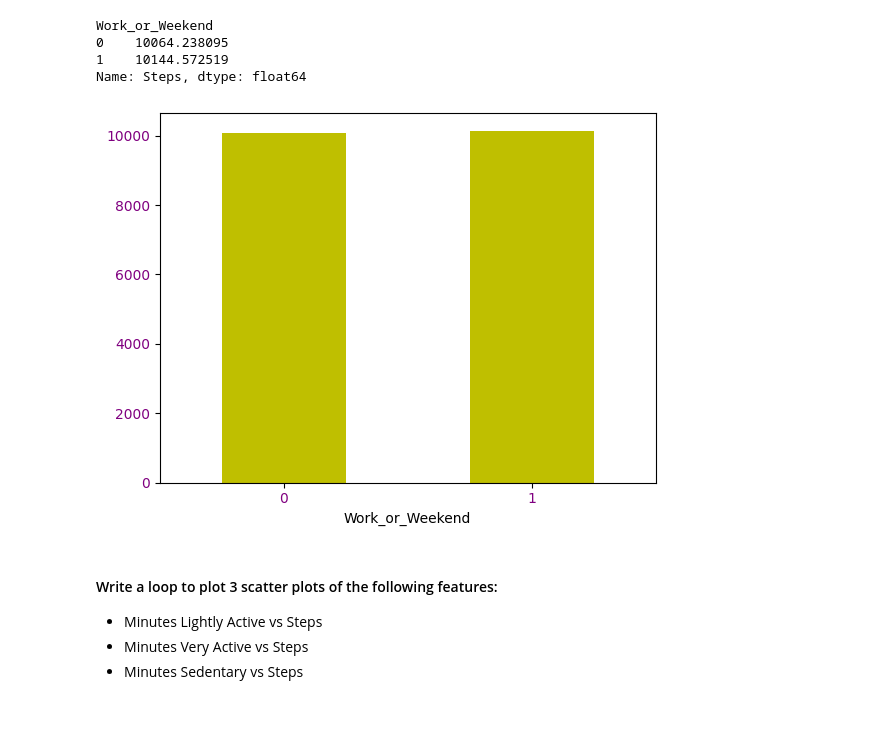
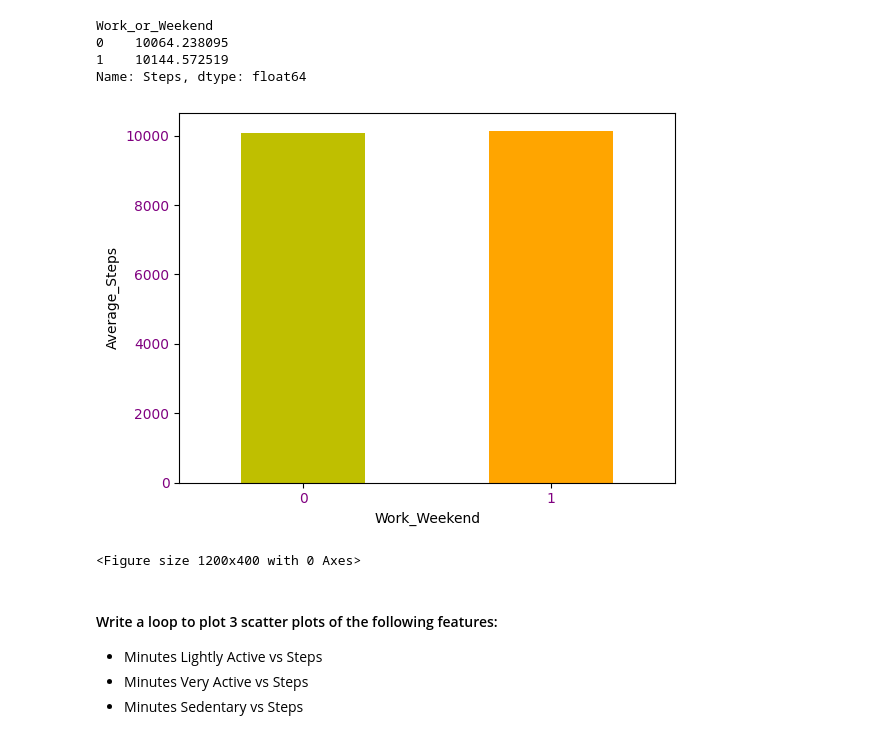
Before and after one commit to Ironhack-Data-Madrid-Octubre-2023/5.2-lab_matplotlib_seaborn, a Jupyter notebook: your-code/main.ipynb, the cells around one changed output. Cells and saved outputs as stored; diff of their text form; code cells hidden in the pictures.

```diff
--- a/your-code/main.ipynb
+++ b/your-code/main.ipynb
@@ -68,14 +70,18 @@ Work_or_Weekend
 1    10144.572519
 Name: Steps, dtype: float64
 # %%
-work_weekend.plot.bar(color='y')
-
+ax = work_weekend.plot.bar(color=['y', 'orange'])
+ax.set_xlabel('Work_Weekend')
+ax.set_ylabel('Average_Steps')
 plt.xticks(rotation=0,
            c = 'purple')
-
-plt.yticks(c = 'purple');
+plt.yticks(c = 'purple')
+plt.figure(figsize=(12, 4))
+plt.savefig('../figure/work_weekend.png')
+plt.show()
 # %% [output]
-[figure, old version]
+[figure, new version]
+<Figure size 1200x400 with 0 Axes>
 # %% [markdown]
 #### Write a loop to plot 3 scatter plots of the following features:
 
```
Also changed, not shown: parts of 43 cells of this notebook, 3 other files.
